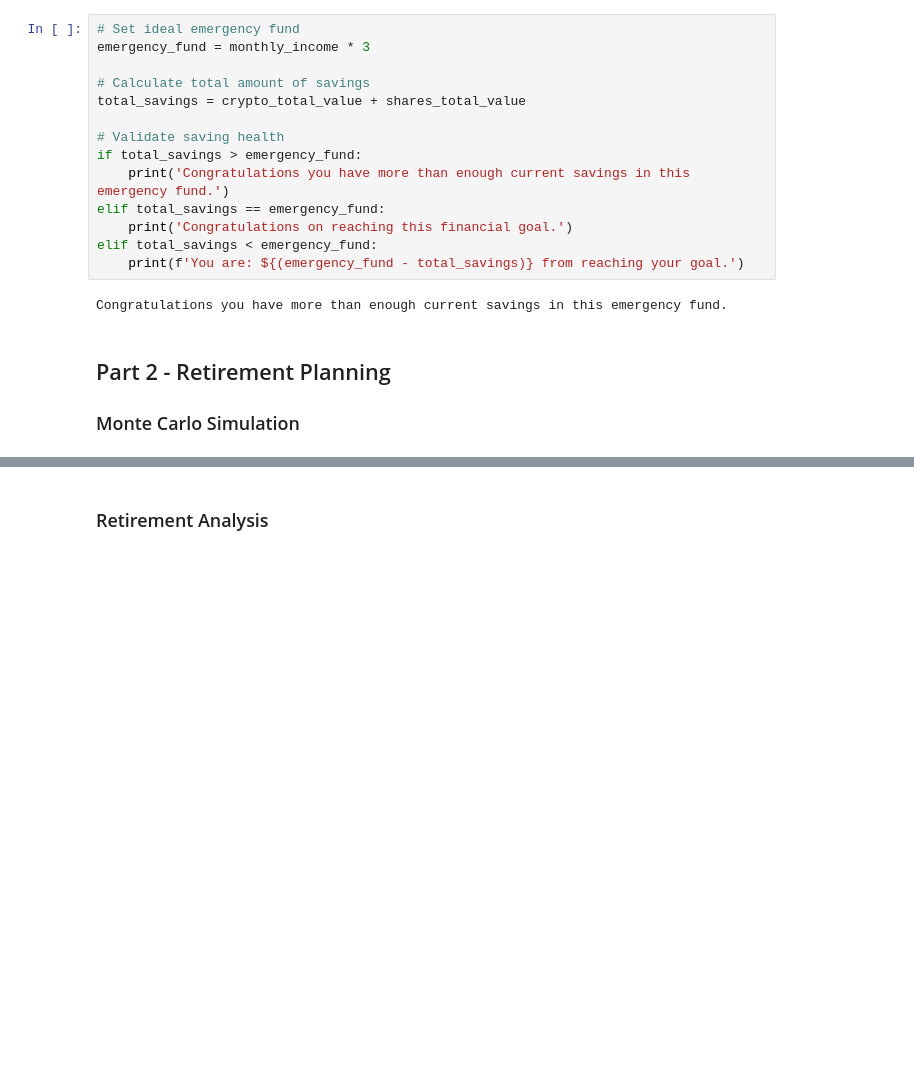
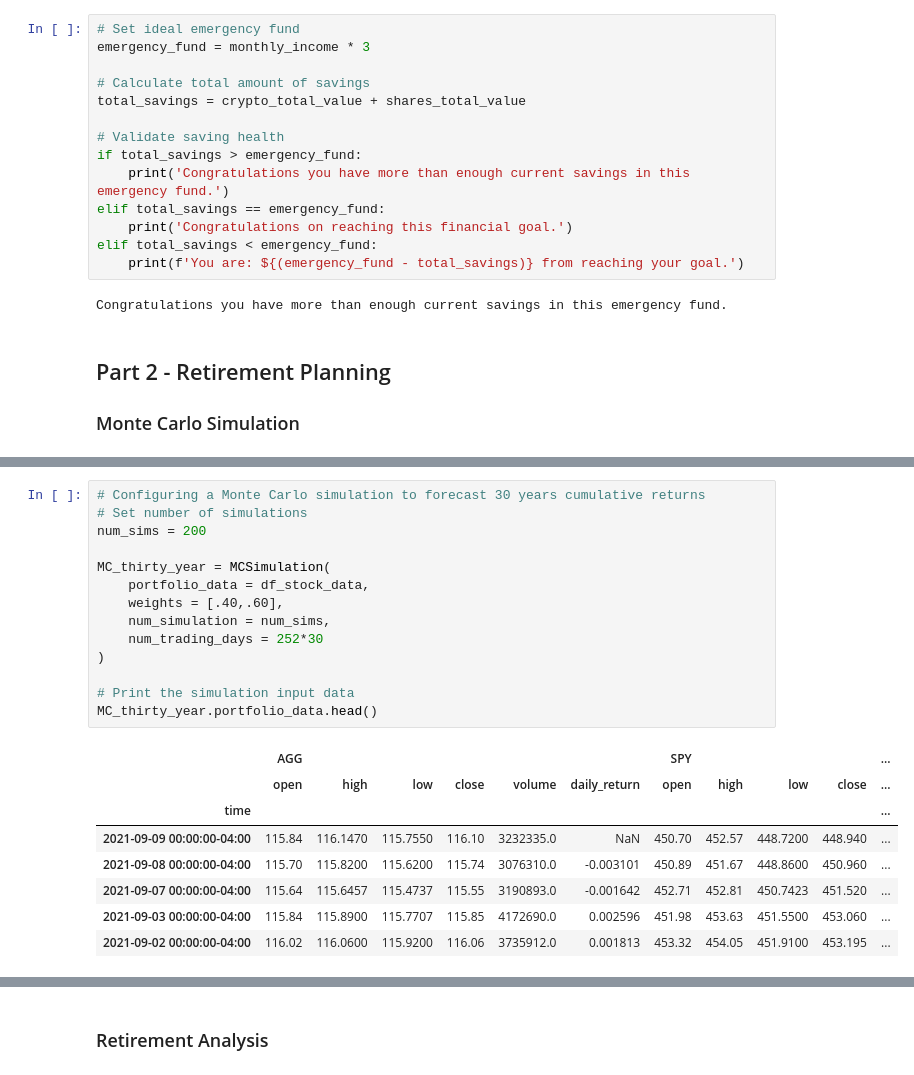
Before and after one commit to Luke-Mac/financial_planning, a Jupyter notebook: financial-planner.ipynb, the cells around one changed output, grey strips where cells are left out. Saved outputs shown, nothing was run; the diff lists cells and outputs as text; blank space fills up the shorter version.

```diff
--- a/financial-planner.ipynb
+++ b/financial-planner.ipynb
@@ -264 +280,24 @@ df_stock_data.head()
+# %%
+# Configuring a Monte Carlo simulation to forecast 30 years cumulative returns
+# Set number of simulations
+num_sims = 200
+
+MC_thirty_year = MCSimulation(
+    portfolio_data = df_stock_data,
+    weights = [.40,.60],
+    num_simulation = num_sims,
+    num_trading_days = 252*30
+)
+
+# Print the simulation input data
+MC_thirty_year.portfolio_data.head()
+# %% [output]
+|  | AGG |  |  |  |  |  | SPY |  |  |  | ... |
+|  | open | high | low | close | volume | daily_return | open | high | low | close | ... |
+| time |  |  |  |  |  |  |  |  |  |  | ... |
+| 2021-09-09 00:00:00-04:00 | 115.84 | 116.1470 | 115.7550 | 116.10 | 3232335.0 | NaN | 450.70 | 452.57 | 448.7200 | 448.940 | ... |
+| 2021-09-08 00:00:00-04:00 | 115.70 | 115.8200 | 115.6200 | 115.74 | 3076310.0 | -0.003101 | 450.89 | 451.67 | 448.8600 | 450.960 | ... |
+| 2021-09-07 00:00:00-04:00 | 115.64 | 115.6457 | 115.4737 | 115.55 | 3190893.0 | -0.001642 | 452.71 | 452.81 | 450.7423 | 451.520 | ... |
+| 2021-09-03 00:00:00-04:00 | 115.84 | 115.8900 | 115.7707 | 115.85 | 4172690.0 | 0.002596 | 451.98 | 453.63 | 451.5500 | 453.060 | ... |
+| 2021-09-02 00:00:00-04:00 | 116.02 | 116.0600 | 115.9200 | 116.06 | 3735912.0 | 0.001813 | 453.32 | 454.05 | 451.9100 | 453.195 | ... |
 # %%
```
Also changed, not shown: parts of 10 cells of this notebook.
